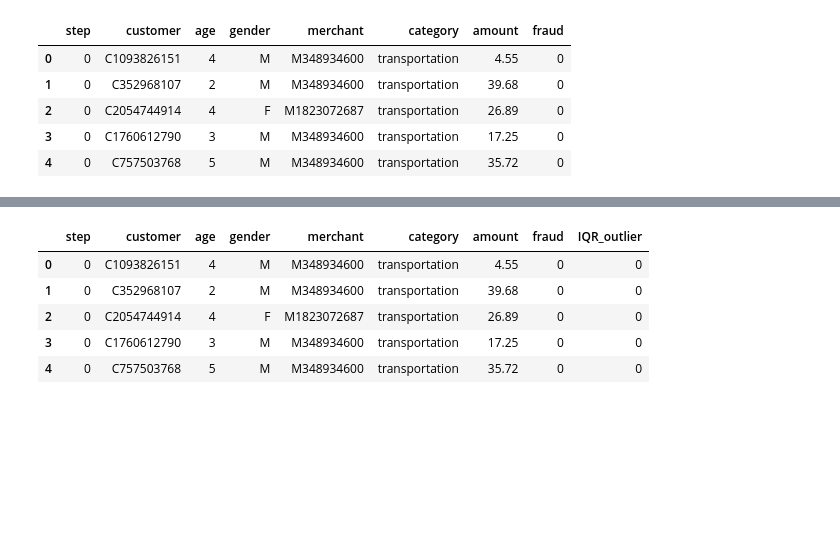
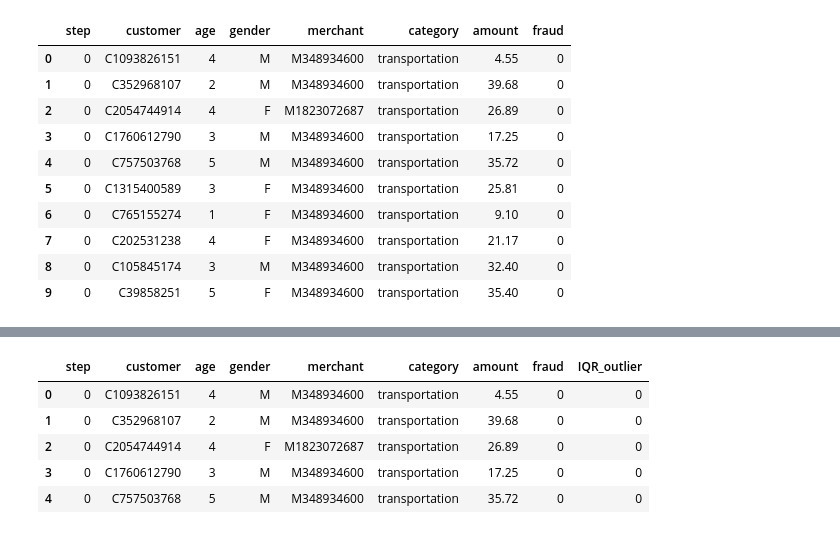
Before and after one commit to IanMMuldoon/FinFraud, a Jupyter notebook: outlier.ipynb, the cells around one changed output, grey strips where cells are left out. Drawn from its saved outputs; the diff is of its cells as text; code cells hidden in the pictures; blank space fills up the shorter version.

```diff
--- a/outlier.ipynb
+++ b/outlier.ipynb
@@ -10,10 +12,15 @@ import matplotlib.pyplot as plt
 # %%
 df = pd.read_csv("data/bs_clean.csv")
-df.head()
+df.head(10)
 # %% [output]
 |  | step | customer | age | gender | merchant | category | amount | fraud |
 | 0 | 0 | C1093826151 | 4 | M | M348934600 | transportation | 4.55 | 0 |
 | 1 | 0 | C352968107 | 2 | M | M348934600 | transportation | 39.68 | 0 |
 | 2 | 0 | C2054744914 | 4 | F | M1823072687 | transportation | 26.89 | 0 |
 | 3 | 0 | C1760612790 | 3 | M | M348934600 | transportation | 17.25 | 0 |
 | 4 | 0 | C757503768 | 5 | M | M348934600 | transportation | 35.72 | 0 |
+| 5 | 0 | C1315400589 | 3 | F | M348934600 | transportation | 25.81 | 0 |
+| 6 | 0 | C765155274 | 1 | F | M348934600 | transportation | 9.10 | 0 |
+| 7 | 0 | C202531238 | 4 | F | M348934600 | transportation | 21.17 | 0 |
+| 8 | 0 | C105845174 | 3 | M | M348934600 | transportation | 32.40 | 0 |
+| 9 | 0 | C39858251 | 5 | F | M348934600 | transportation | 35.40 | 0 |
```
Also changed, not shown: parts of 2 cells of this notebook, 1 other file.
